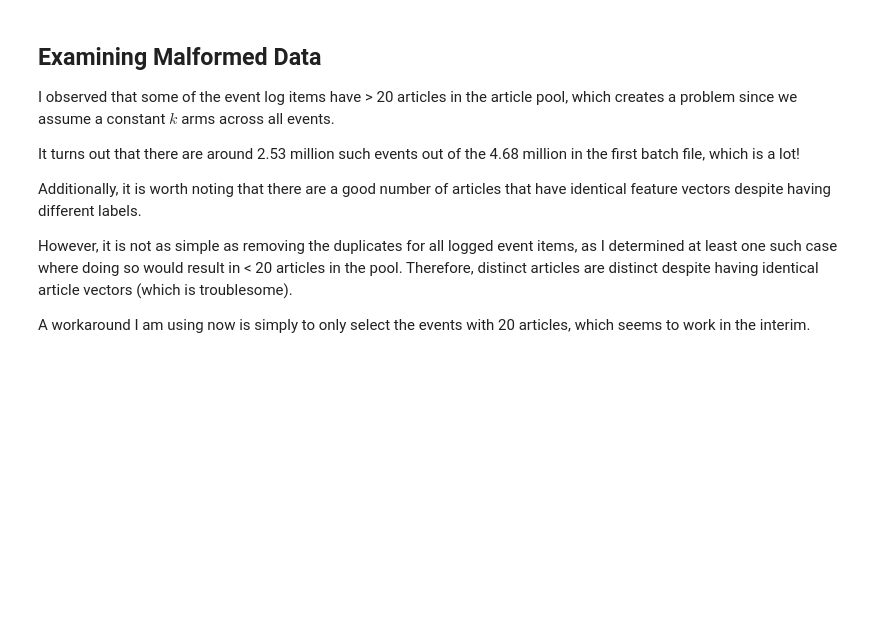
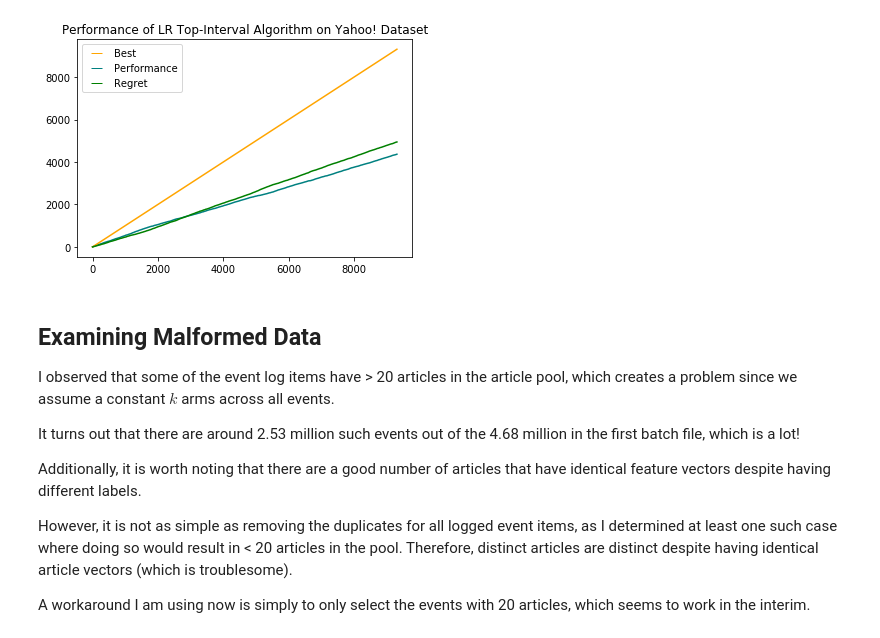
Before and after one commit to jtcho/FairMachineLearning, a Jupyter notebook: Yahoo Testing.ipynb, the cells around one changed output. Saved outputs shown, nothing was run; the diff lists cells and outputs as text; code cells hidden in the pictures; blank space fills up the shorter version.

```diff
--- a/Yahoo Testing.ipynb
+++ b/Yahoo Testing.ipynb
@@ -57,3 +76,28 @@ def select_logged_event(t, k, d):
 #     return logged.reshape((k, 1, d)), clicked_mat[t], disp_index
     return logged.reshape((k, 1, d)), clicked_mat[t, 0], clicked_mat[t, 1], disp_index
+# %%
+def logit_intervals(X, Y, k, _delta, T, article_pool):
+    intervals = []
+    for i in article_pool:
+        t = len(X[i]) - 1
+        model = LR()
+        if len(set(Y[i][:t])) < 2:
+            continue
+        else:
+            _Xti = X[i][:t]
+            _XtiT = transpose(_Xti)
+            _XTX = pinv(_XtiT.dot(_Xti))
+            _Yti = Y[i][:t]
+            _xti = X[i][t]
+            model.fit(_Xti, _Yti)
+#             from IPython.core.debugger import Tracer; Tracer()()
+            Bh_t_i = model.coef_
+            yh_t_i = Bh_t_i.dot(_xti)[0]
+            _s2 = np.var(_Yti)
+            w_t_i = norm.ppf(1 - _delta/(2*T*k), loc=0,
+                         scale=np.sqrt(_s2 * _xti.dot(_XTX).dot(transpose(_xti))))
+            if not math.isnan(w_t_i):
+                intervals.append([logistic(yh_t_i - w_t_i), logistic(yh_t_i + w_t_i)])
+
+    return intervals
 # %%
@@ -203,0 +211,2 @@ KeyboardInterrupt:
+# %%
+performance_run = top_interval_yahoo(10000)
@@ -204,3 +247,20 @@ KeyboardInterrupt:
+# %%
+cum_performance = np.array(list(accumulate(performance_run)))
+cum_best = np.arange(1, len(cum_performance)+1)
+cum_regret = np.subtract(cum_best, cum_performance)
+plt.plot(cum_best, cum_performance, c='teal')
+plt.plot(cum_best, cum_best, c='orange')
+plt.plot(cum_best, cum_regret, c='green')
+
+best_leg = mlines.Line2D([], [], color='orange', marker='_', markersize=11, label='Best', linestyle='')
+perf_leg = mlines.Line2D([], [], color='teal', marker='_', markersize=11, label='Performance', linestyle='')
+regret_leg = mlines.Line2D([], [], color='green', marker='_', markersize=11, label='Regret', linestyle='')
+plt.legend(handles=[best_leg, perf_leg, regret_leg])
+plt.title('Performance of LR Top-Interval Algorithm on Yahoo! Dataset')
+
+plt.show()
+# %% [output]
+[figure, added]
 # %% [markdown]
 ## Examining Malformed Data
 
```
Also changed, not shown: parts of 15 cells of this notebook, 1 other file.
